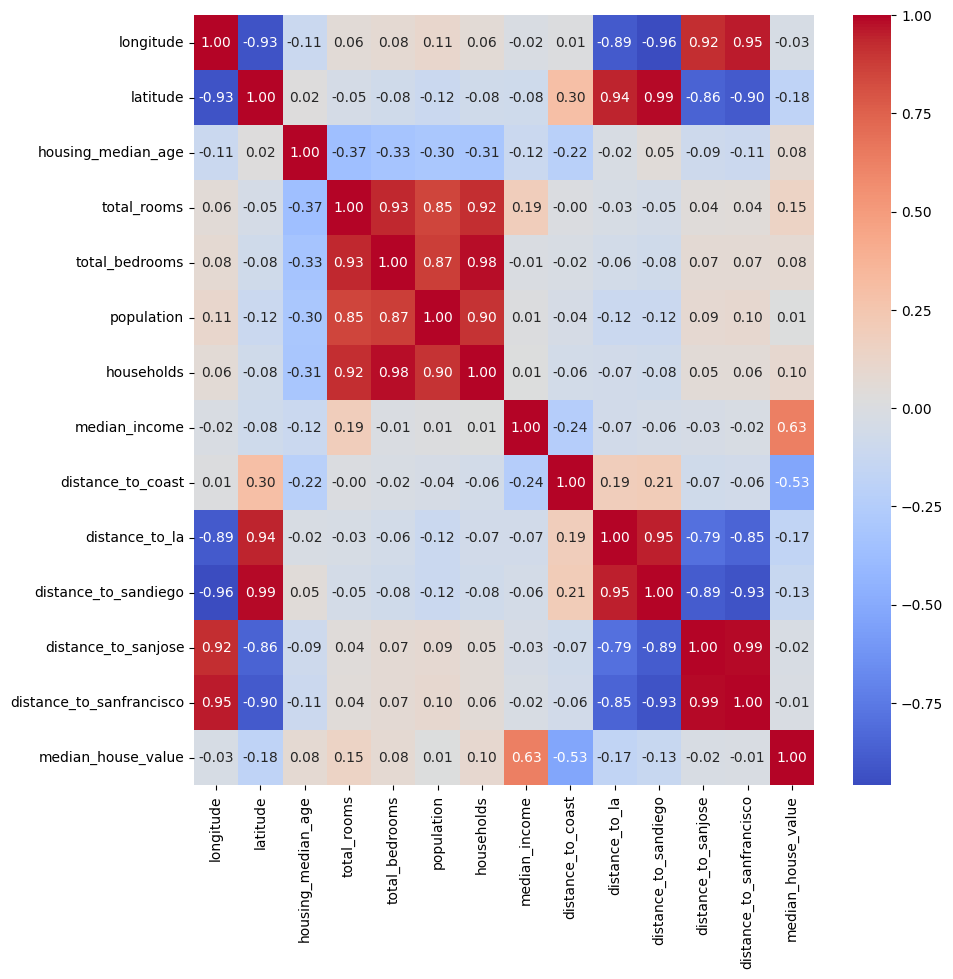
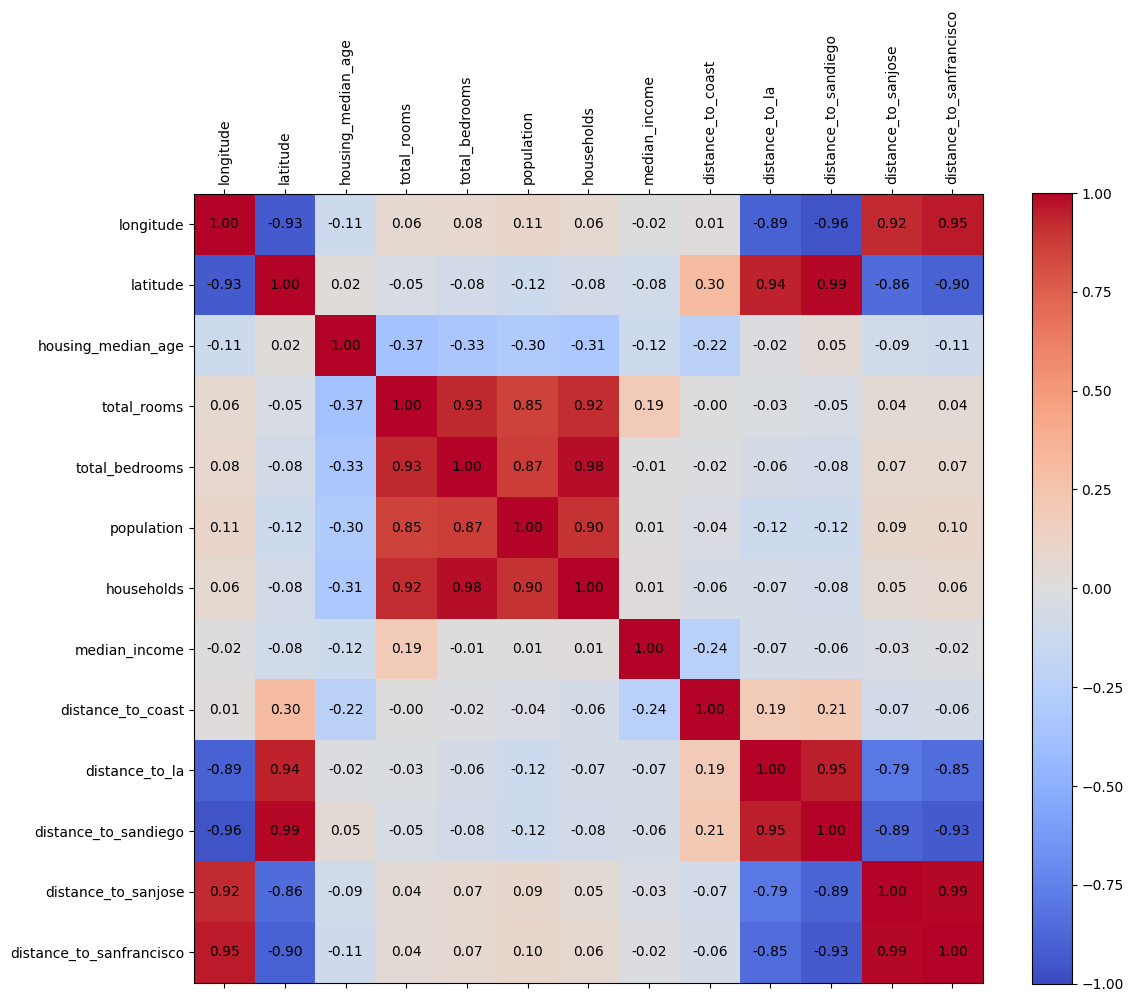
Code edit (unified diff) that turned the first committed figure into the second:
--- before
+++ after
@@ -1,3 +1,24 @@
-# Comando di seaborn per visualizzare la matrice di correlazione tramite una heatmap
-plt.figure(figsize=(10, 10))
-sns.heatmap(houses_data.corr(), annot = True, fmt = '.2f', cmap = 'coolwarm')
+# Con Matplotlib e numpy creo la heatmap per vedere la correlazione tra le features
+corr_matrix = X.corr()
+
+fig, ax = plt.subplots(figsize=(12, 10))
+cax = ax.matshow(corr_matrix, cmap='coolwarm', vmin=-1, vmax=1)
+
+fig.colorbar(cax)
+
+ticks = range(len(corr_matrix.columns))
+ax.set_xticks(ticks)
+ax.set_yticks(ticks)
+ax.set_xticklabels(corr_matrix.columns, rotation=90)
+ax.set_yticklabels(corr_matrix.columns)
+
+# Mette i valori dentro ogni casella
+for i in range(len(corr_matrix.columns)):
+    for j in range(len(corr_matrix.columns)):
+        valore = corr_matrix.iloc[i, j]
+        
+        ax.text(j, i, f"{valore:.2f}", 
+                ha='center', va='center', fontsize=10)
+
+plt.tight_layout()
+plt.show()

Commit: Provando a sistemare